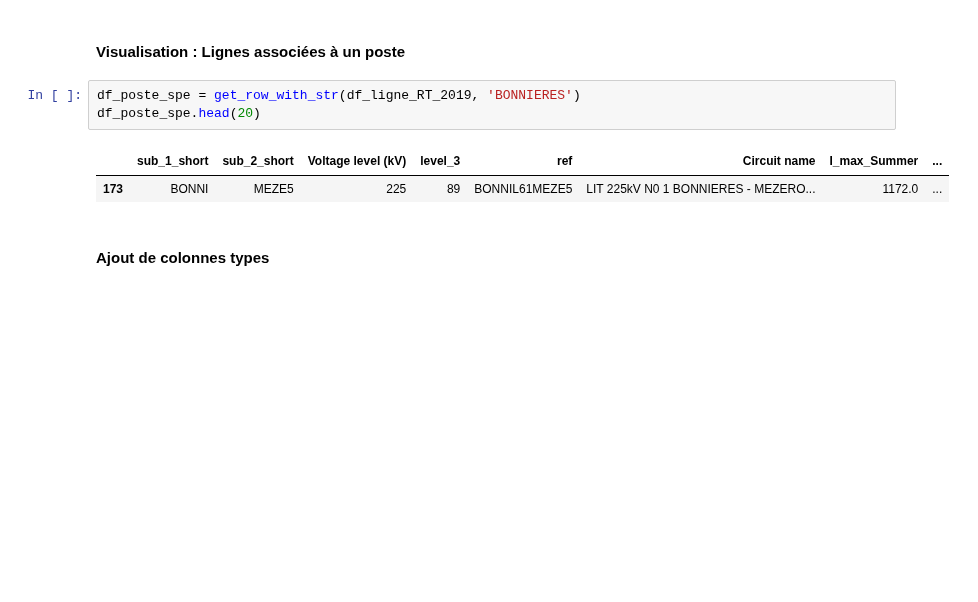
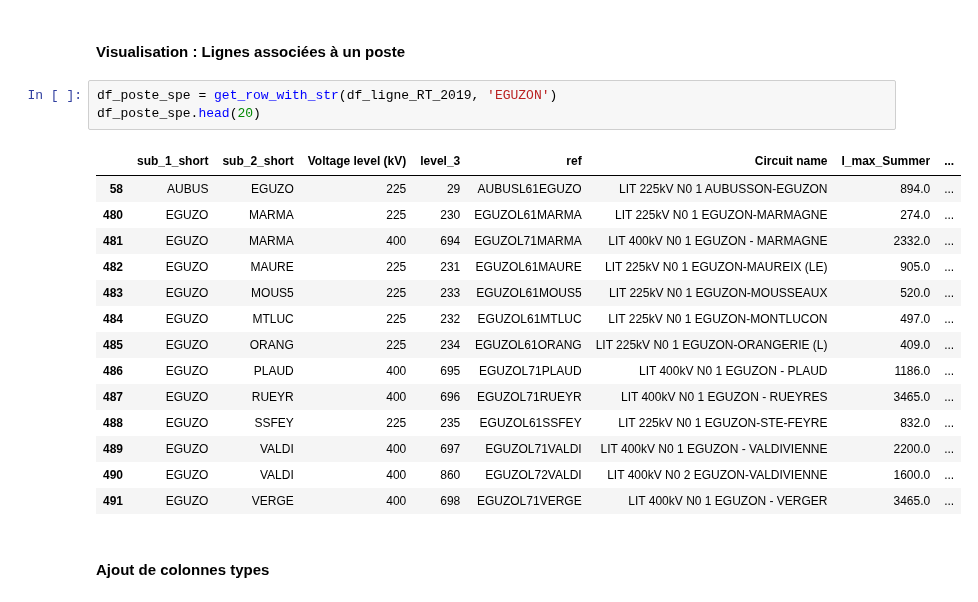
Before and after one commit to MattEclipse/congestion, a Jupyter notebook: notebooks/donnee_reseau.ipynb, the cells around one changed output. Drawn from its saved outputs; the diff is of its cells as text; blank space fills up the shorter version.

```diff
--- a/notebooks/donnee_reseau.ipynb
+++ b/notebooks/donnee_reseau.ipynb
@@ -79,11 +79,23 @@ df_ligne_RT_2019.dropna(inplace=True)
 # %% [markdown]
 #### Visualisation : Lignes associées à un poste
 # %%
-df_poste_spe = get_row_with_str(df_ligne_RT_2019, 'BONNIERES')
+df_poste_spe = get_row_with_str(df_ligne_RT_2019, 'EGUZON')
 df_poste_spe.head(20)
 # %% [output]
 |  | sub_1_short | sub_2_short | Voltage level (kV) | level_3 | ref | Circuit name | I_max_Summer | ... |
-| 173 | BONNI | MEZE5 | 225 | 89 | BONNIL61MEZE5 | LIT 225kV N0 1 BONNIERES - MEZERO... | 1172.0 | ... |
+| 58 | AUBUS | EGUZO | 225 | 29 | AUBUSL61EGUZO | LIT 225kV N0 1 AUBUSSON-EGUZON | 894.0 | ... |
+| 480 | EGUZO | MARMA | 225 | 230 | EGUZOL61MARMA | LIT 225kV N0 1 EGUZON-MARMAGNE | 274.0 | ... |
+| 481 | EGUZO | MARMA | 400 | 694 | EGUZOL71MARMA | LIT 400kV N0 1 EGUZON - MARMAGNE | 2332.0 | ... |
+| 482 | EGUZO | MAURE | 225 | 231 | EGUZOL61MAURE | LIT 225kV N0 1 EGUZON-MAUREIX (LE) | 905.0 | ... |
+| 483 | EGUZO | MOUS5 | 225 | 233 | EGUZOL61MOUS5 | LIT 225kV N0 1 EGUZON-MOUSSEAUX | 520.0 | ... |
+| 484 | EGUZO | MTLUC | 225 | 232 | EGUZOL61MTLUC | LIT 225kV N0 1 EGUZON-MONTLUCON | 497.0 | ... |
+| 485 | EGUZO | ORANG | 225 | 234 | EGUZOL61ORANG | LIT 225kV N0 1 EGUZON-ORANGERIE (L) | 409.0 | ... |
+| 486 | EGUZO | PLAUD | 400 | 695 | EGUZOL71PLAUD | LIT 400kV N0 1 EGUZON - PLAUD | 1186.0 | ... |
+| 487 | EGUZO | RUEYR | 400 | 696 | EGUZOL71RUEYR | LIT 400kV N0 1 EGUZON - RUEYRES | 3465.0 | ... |
+| 488 | EGUZO | SSFEY | 225 | 235 | EGUZOL61SSFEY | LIT 225kV N0 1 EGUZON-STE-FEYRE | 832.0 | ... |
+| 489 | EGUZO | VALDI | 400 | 697 | EGUZOL71VALDI | LIT 400kV N0 1 EGUZON - VALDIVIENNE | 2200.0 | ... |
+| 490 | EGUZO | VALDI | 400 | 860 | EGUZOL72VALDI | LIT 400kV N0 2 EGUZON-VALDIVIENNE | 1600.0 | ... |
+| 491 | EGUZO | VERGE | 400 | 698 | EGUZOL71VERGE | LIT 400kV N0 1 EGUZON - VERGER | 3465.0 | ... |
 # %% [markdown]
 #### Ajout de colonnes types
 # %%
```
Also changed, not shown: parts of 1 cell of this notebook, 1 other file.
